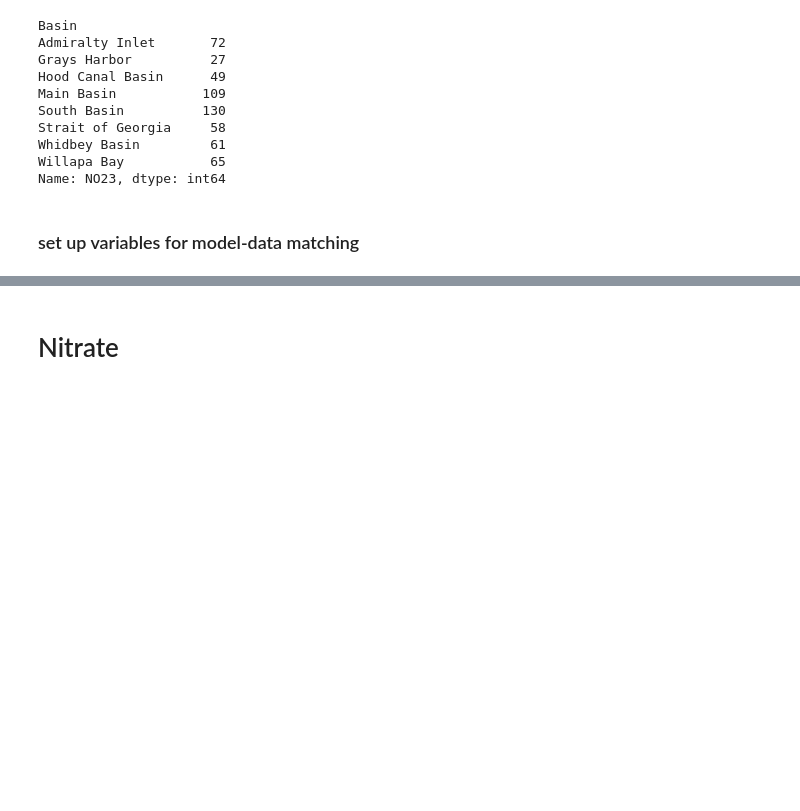
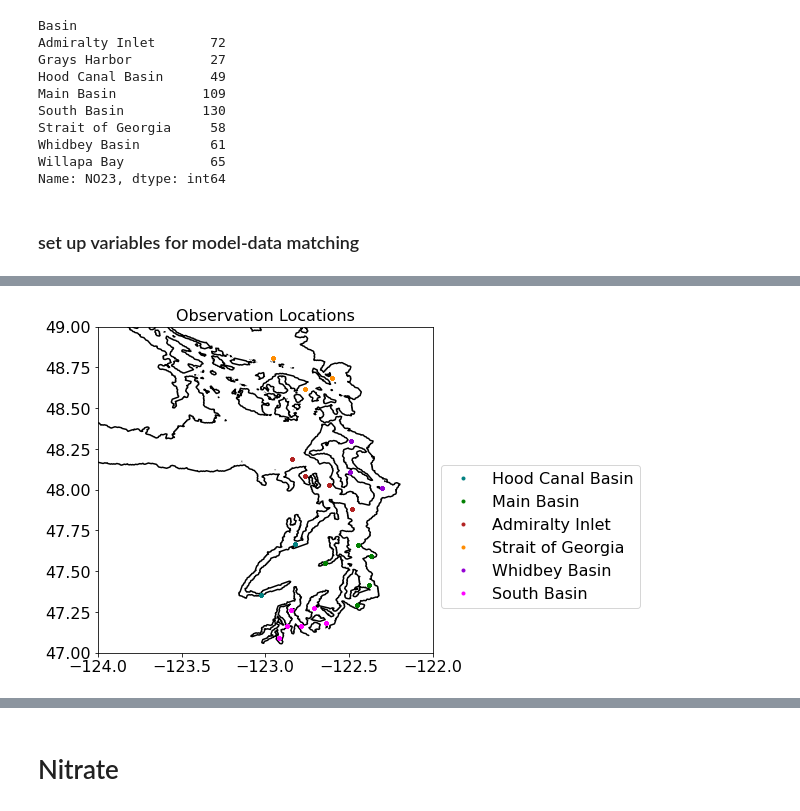
Before and after one commit to SalishSeaCast/analysis-karyn, a Jupyter notebook: notebooks/plotExamples/Puget_WADE_Example_2009.ipynb, the cells around one changed output, grey strips where cells are left out. Drawn from its saved outputs; the diff is of its cells as text; code cells hidden in the pictures; blank space fills up the shorter version.

```diff
--- a/notebooks/plotExamples/Puget_WADE_Example_2009.ipynb
+++ b/notebooks/plotExamples/Puget_WADE_Example_2009.ipynb
@@ -26,11 +26,7 @@ mpl.rc('axes', titlesize=fs)
 mpl.rc('axes', labelsize=fs)
 mpl.rc('figure', titlesize=fs)
 mpl.rc('font', size=fs)
-mpl.rc('text', usetex=True)
-mpl.rc('text.latex', preamble = r'''
- \usepackage{txfonts}
- \usepackage{lmodern}
- ''')
+
 mpl.rc('font', family='sans-serif', weight='normal', style='normal')
 
 import warnings
@@ -188,25 +182,27 @@ with nc.Dataset('/data/eolson/results/MEOPAR/NEMO-forcing-new/grid/bathymetry_20
     bathyZ=np.copy(bathy.variables['Bathymetry'][:,:])
 # %%
 fig, ax = plt.subplots(1,1,figsize = (6,6))
-with nc.Dataset('/data/vdo/MEOPAR/NEMO-forcing/grid/bathymetry_201702.nc') as grid:
+with nc.Dataset('/ocean/ksuchy/MOAD/NEMO-forcing/grid/bathymetry_201702.nc') as grid:
     viz_tools.plot_coastline(ax, grid, coords = 'map',isobath=.1)
 colors=('teal','green','firebrick','darkorange','darkviolet','fuchsia',
         'royalblue','darkgoldenrod','mediumspringgreen','deepskyblue')
 datreg=dict()
 for ind, iregion in enumerate(data.Basin.unique()):
     datreg[iregion] = data.loc[data.Basin==iregion]
     ax.plot(datreg[iregion]['Lon'], datreg[iregion]['Lat'],'.',
             color = colors[ind], label=iregion)
 ax.set_ylim(47, 49)
 ax.legend(bbox_to_anchor=[1,.6,0,0])
 ax.set_xlim(-124, -122);
 ax.set_title('Observation Locations');
 
 iz=(data.Z<15)
 JFM=data.loc[iz&(data.dtUTC<=dt.datetime(year,4,1)),:]
 Apr=data.loc[iz&(data.dtUTC<=dt.datetime(year,5,1))&(data.dtUTC>dt.datetime(year,4,1)),:]
 MJJA=data.loc[iz&(data.dtUTC<=dt.datetime(year,9,1))&(data.dtUTC>dt.datetime(year,5,1)),:]
 SOND=data.loc[iz&(data.dtUTC>dt.datetime(year,9,1)),:]
+# %% [output]
+[figure, added]
 # %%
 def byDepth(ax,obsvar,modvar,lims):
     ps=et.varvarPlot(ax,data,obsvar,modvar,'Z',(15,22),'z','m',('mediumseagreen','darkturquoise','navy'))
```
Also changed, not shown: parts of 16 cells of this notebook.
